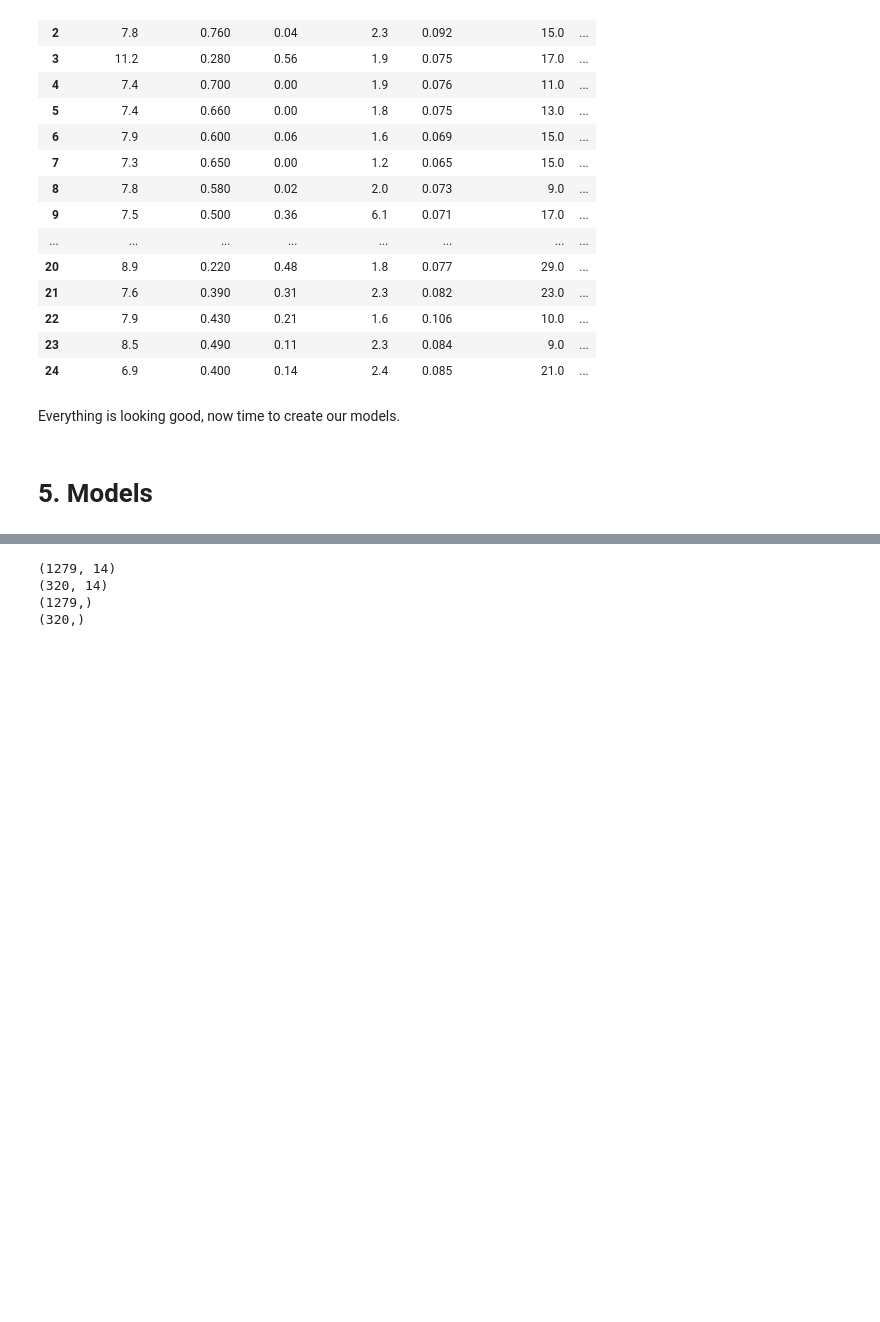
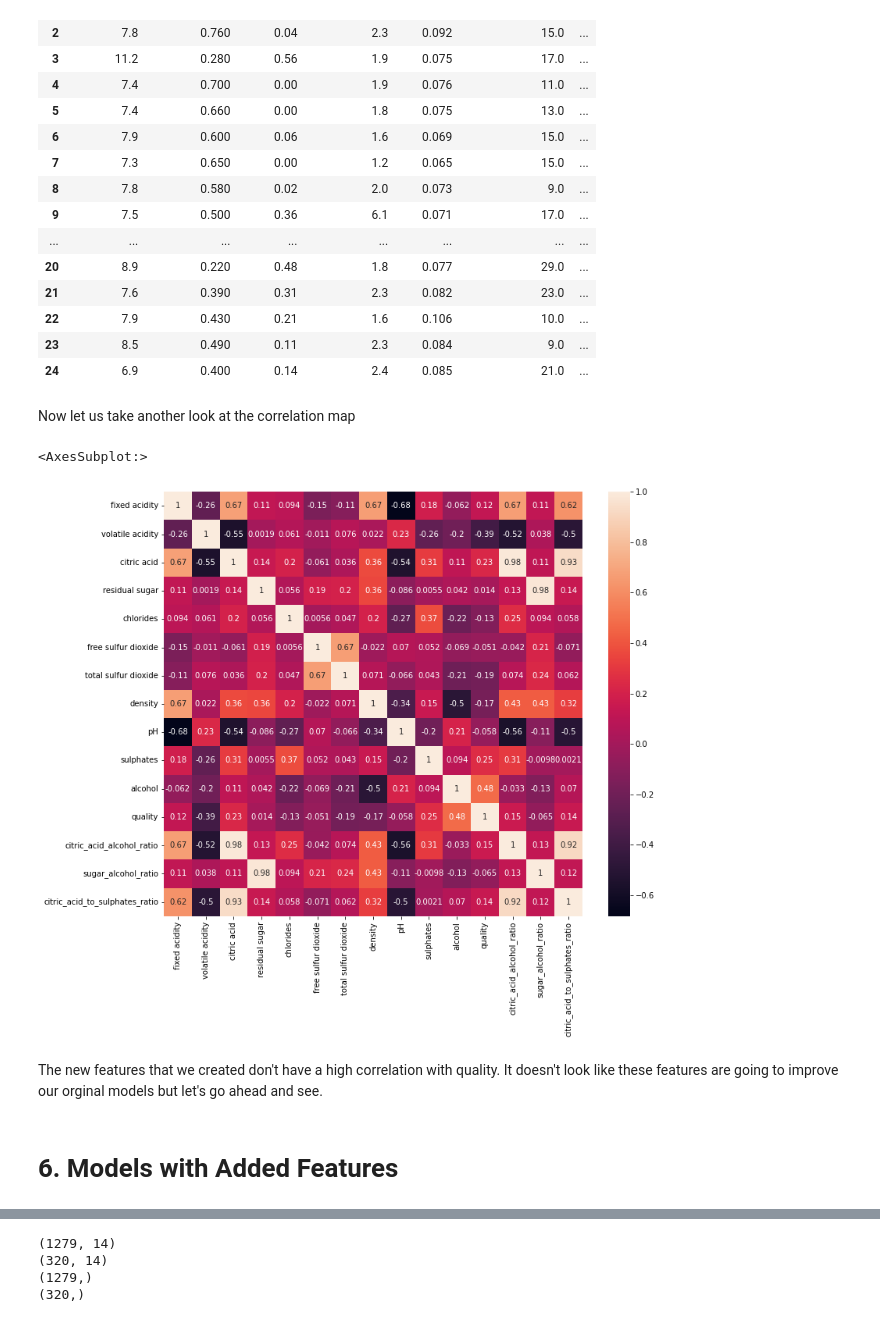
Before and after one commit to jarred13/Predicting_Quality_of_Wine, a Jupyter notebook: picking-wine-it-s-all-in-the-data.ipynb, the cells around one changed output, grey strips where cells are left out. Cells and saved outputs as stored; diff of their text form; code cells hidden in the pictures; blank space fills up the shorter version.

```diff
--- a/picking-wine-it-s-all-in-the-data.ipynb
+++ b/picking-wine-it-s-all-in-the-data.ipynb
@@ -235,8 +380,16 @@ wine.head(25)
 | 22 | 7.9 | 0.430 | 0.21 | 1.6 | 0.106 | 10.0 | ... |
 | 23 | 8.5 | 0.490 | 0.11 | 2.3 | 0.084 | 9.0 | ... |
 | 24 | 6.9 | 0.400 | 0.14 | 2.4 | 0.085 | 21.0 | ... |
-# %% [markdown]
-Everything is looking good, now time to create our models.
-# %% [markdown]
-# 5. Models
+# %% [markdown]
+Now let us take another look at the correlation map
+# %%
+plt.figure(figsize = (12,10))
+sns.heatmap(wine.corr(), annot = True)
+# %% [output]
+<AxesSubplot:>
+[figure, added]
+# %% [markdown]
+The new features that we created don't have a high correlation with quality. It doesn't look like these features are going to improve our orginal models but let's go ahead and see.
+# %% [markdown]
+# 6. Models with Added Features
 # %% [markdown]
```
Also changed, not shown: parts of 28 cells of this notebook.
